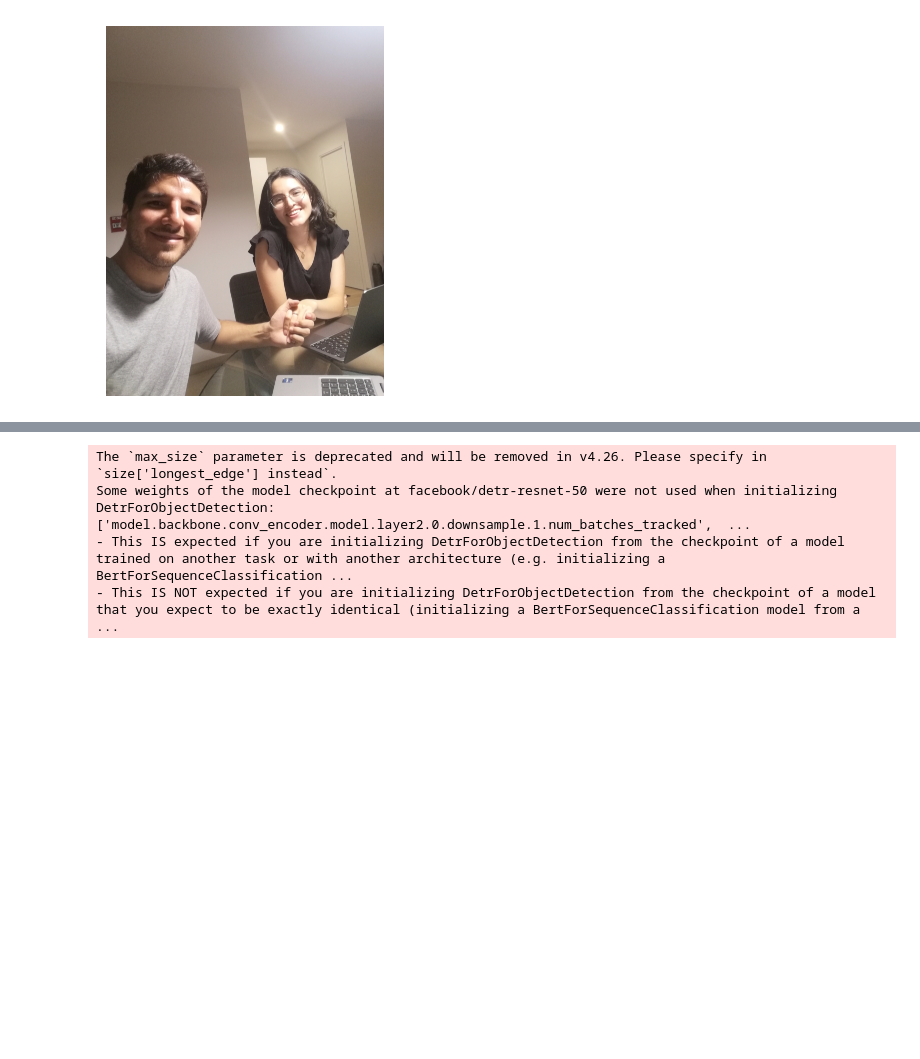
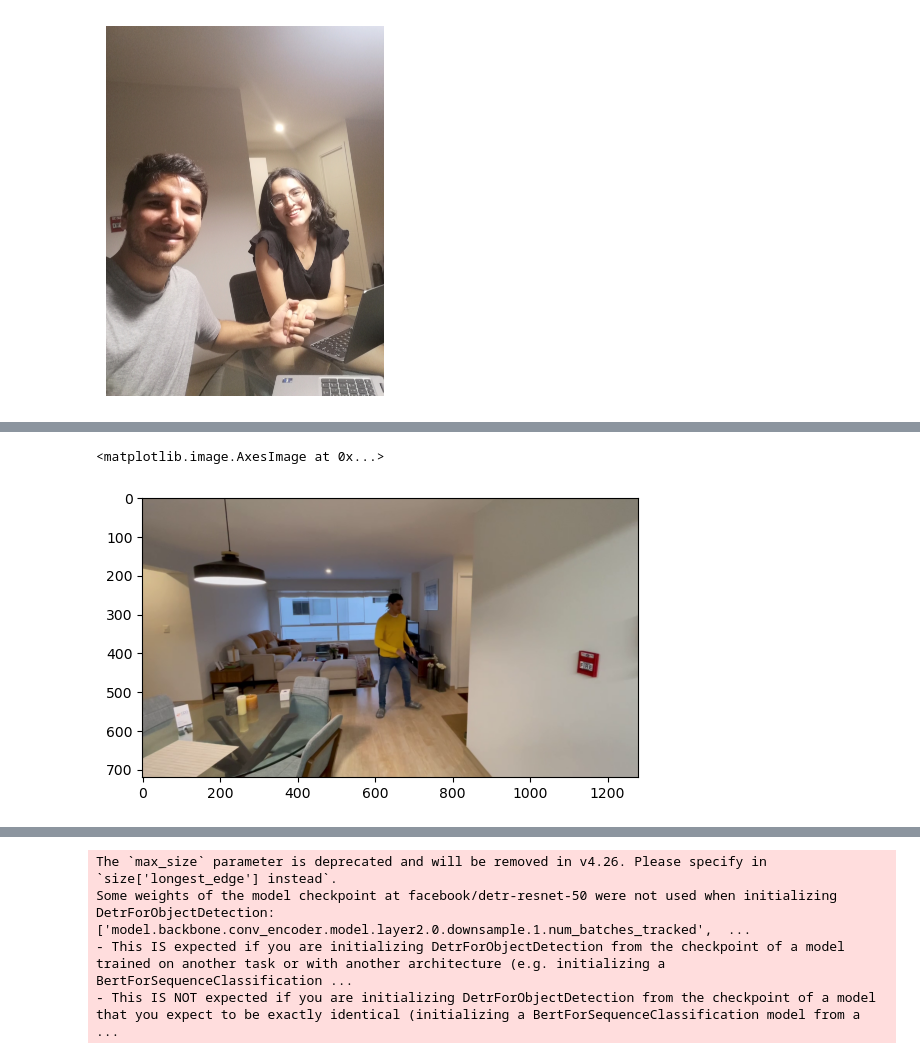
Before and after one commit to sarambulo/Person_Traking_Across_Cameras, a Jupyter notebook: Person_Tracking.ipynb, the cells around one changed output, grey strips where cells are left out. Cells and saved outputs as stored; diff of their text form; code cells hidden in the pictures; blank space fills up the shorter version.

Commit message:
Solved the slow computation, but masked pixels still show in image

```diff
--- a/Person_Tracking.ipynb
+++ b/Person_Tracking.ipynb
@@ -68,0 +79,72 @@ Video(videos[0], width=700)
+# %%
+video = videos[0]
+# Connect to the video input (the saved file)
+video = VideoCapture(video)
+
+# Define the hyperparameters of the algorithm
+## Number of Gaussian Distributions
+k = 1
+## Learning rate
+a = 0.2
+## Number of standar deviations to consider when matching
+## new pixels to previous models of the background
+tolerance = 2
+
+# Load one frame (image) at a time
+sucess, image = video.read()
+frame_num = 1
+foreground_frames = []
+while sucess:
+    # For the first frame, initialize 5 Gaussian Distributions for each pixel in the image
+    if frame_num == 1:
+        # We only store the parameters of each Gaussian and its associated weight
+
+        # Means has heigh x width x k x 3 values, one for each pixel, model and color channel
+        means = np.concatenate([image[np.newaxis, ...]] * k)
+
+        # Covariances has heigh x width x k, one for each pixel and model (assumes the same
+        # covariance for each color channel and independence between color channels). The initial
+        # value es set to zero
+        covariances = np.full(means.shape[:3], 100)
+
+        # Weights has heigh x width x k, one for each pixel and model
+        # The initial weights are set to 1 / k
+        weights = np.full(means.shape[:3], 1.0 / k)
+
+    # Otherwise, update the Gaussian Distributions
+    else:
+        # If the new pixel is located within the "tolerance" number of standar deviations away
+        # from the mean of the current Gaussian Distribution, it is considered a match
+        for i in range(k):
+            background = np.linalg.norm(image.astype(np.int8) - means[i].astype(np.int8), axis = 2) < tolerance * np.sqrt(covariances[i])
+            # Update the parameters of the distribution with the pixel's color
+            means[i] = np.where(
+                background[..., np.newaxis],
+                (1 - a) * means[i] + (a) * image,
+                means[i]
+            )
+            covariances[i] = np.where(
+                background,
+                (1 - a) * covariances[i] + (a) * np.sum((image - means[i]) ** 2, axis = 2),
+                covariances[i]
+            )
+            weights[i] = np.where(
+                background,
+                (1 - a) * weights[i] + a * background,
+                weights
+            )
+            weights[i] = weights[i] / np.sum(weights[i])
+        # Else, replace the least probable distribution with a new one centered arount the new pixel's color
+        # and mark the new pixel as foreground
+        image = cvtColor(image, COLOR_BGR2RGB)
+        foreground = np.ma.masked_where(np.dstack([background] * image.shape[2]), image)
+        foreground_frames.append(foreground)
+        if frame_num == 100:
+            break
+    # Read the next frame
+    sucess, image = video.read()
+    if sucess:
+        frame_num += 1
+print(foreground)
+plt.imshow(foreground)
+# %% [output]
@@ -68,0 +168,2 @@ Video(videos[0], width=700)
+<matplotlib.image.AxesImage at 0x...>
+[figure, added]
```
Also changed, not shown: parts of 5 cells of this notebook.
